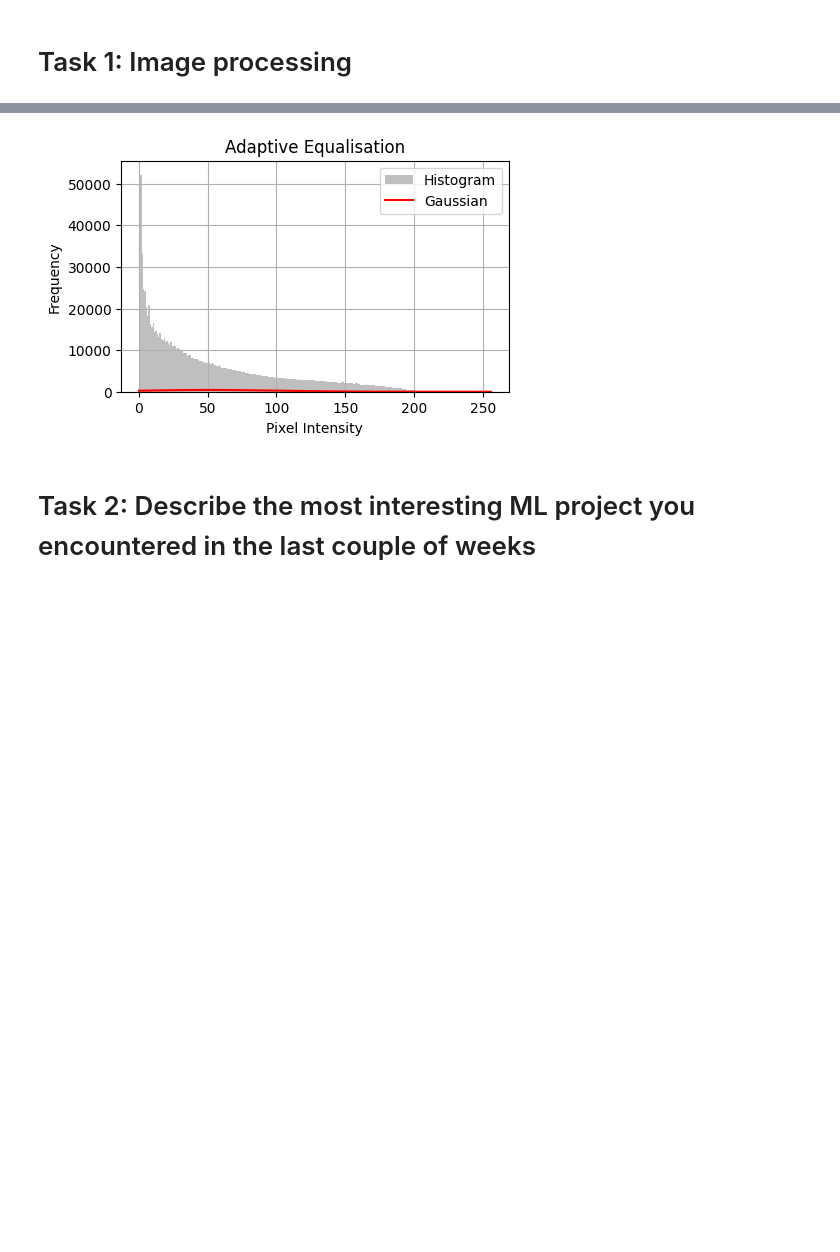
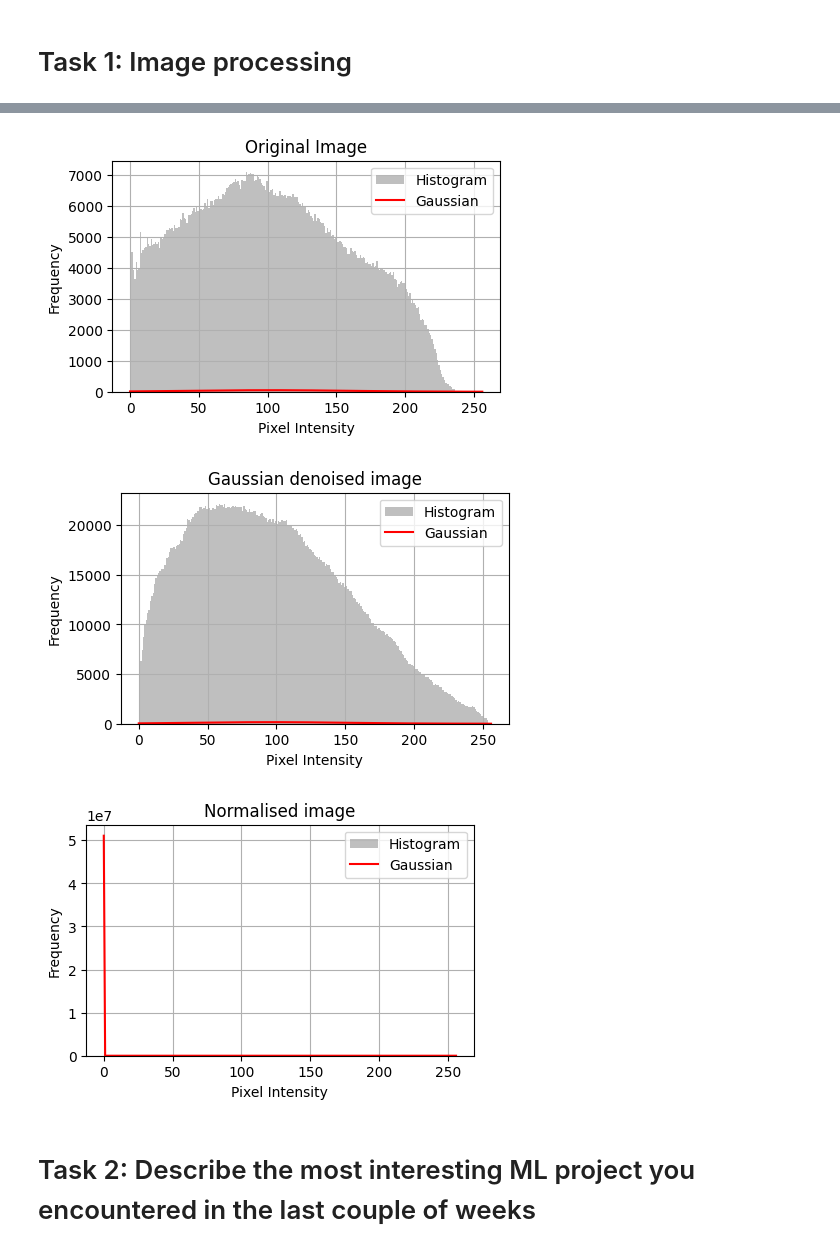
Before and after one commit to Harighs/plasmics_hari, a Jupyter notebook: take-home-assignment.ipynb, the cells around one changed output, grey strips where cells are left out. Drawn from its saved outputs; the diff is of its cells as text; code cells hidden in the pictures; blank space fills up the shorter version.

```diff
--- a/take-home-assignment.ipynb
+++ b/take-home-assignment.ipynb
@@ -106,2 +41,37 @@ model = Cat_Prediction()
+# %%
+def normalising(image):
+    """
+    Normalize the input image using histogram equalization. Histogram equalization is a technique used to enhance the contrast of an
+    image by redistributing the intensity values.
+
+    Inputs:
+        image (str): The path to the input image file.
+
+    Returns:
+        PIL image: The normalized image as a PIL image object.
+    """
+    if not os.path.exists(image):
+        raise FileNotFoundError("Image not found at {}".format(image))
+    image = Image.open(image).convert("RGB")
+    image = exposure.equalize_hist(np.array(image))
+    image = Image.fromarray(image.astype(np.uint8))
+    return image
+
+
+def gaussian_denoise(image):
+    """
+    This is a function to denoise the image with gaussian
+
+    Inputs:
+        image (str): The path to the input image file.
+
+    Returns:
+        PIL image: The normalized image as a PIL image object.
+    """
+    denoize = cv2.GaussianBlur(cv2.imread(image), (11, 11), 20)
+    denoize = Image.fromarray(denoize.astype(np.uint8))
+    return denoize
+
+model = Cat_Prediction()
 # %%
 img = 'dataset/given_3.jpg'
@@ -117,11 +95,15 @@ model.display_image(model.segment(gaussian_denoise(img)), 'denoised image')
 # %%
 from helper import Gaussian_Histogram
 # Load the image
 image_path = 'dataset/given_1.jpg'
 gh = Gaussian_Histogram()
-gh.perform_gauss('dataset/given_3.jpg', 'Adaptive Equalisation')
+gh.perform_gauss(image_path, 'Original Image')
+gh.perform_gauss(gaussian_denoise(image_path), 'Gaussian denoised image')
+gh.perform_gauss(normalising(image_path), 'Normalised image')
 # %% [output]
-[figure, old version]
+[figure, new version]
+[figure, added]
+[figure, added]
 # %% [markdown]
 # Task 2: Describe the most interesting ML project you encountered in the last couple of weeks
 # %% [markdown]
```
Also changed, not shown: parts of 3 cells of this notebook, 2 other files.
